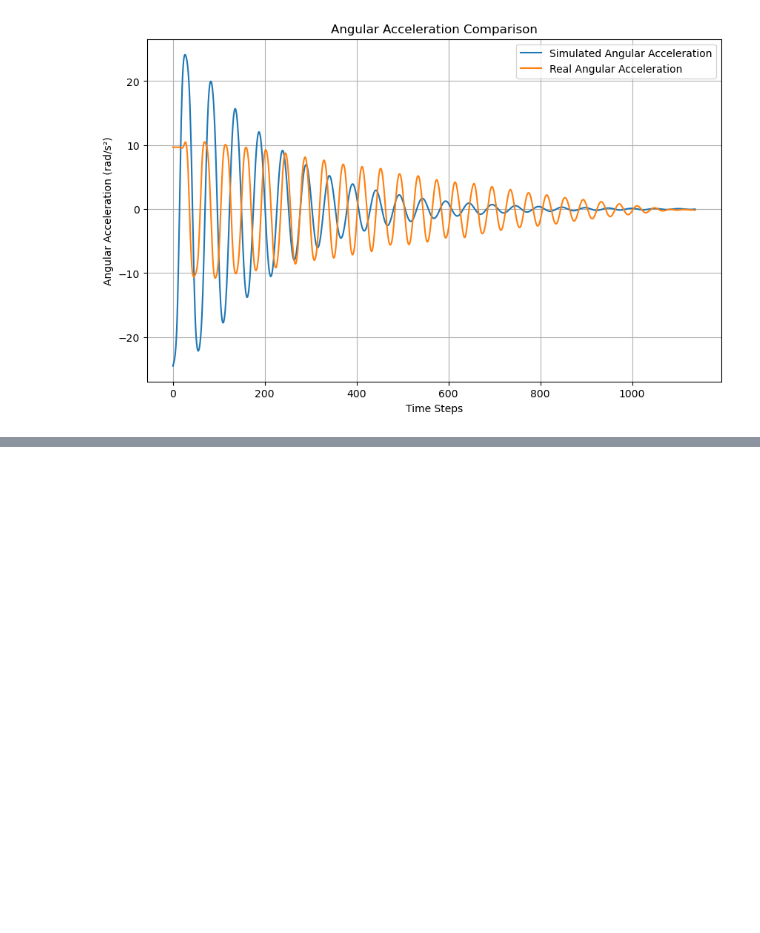
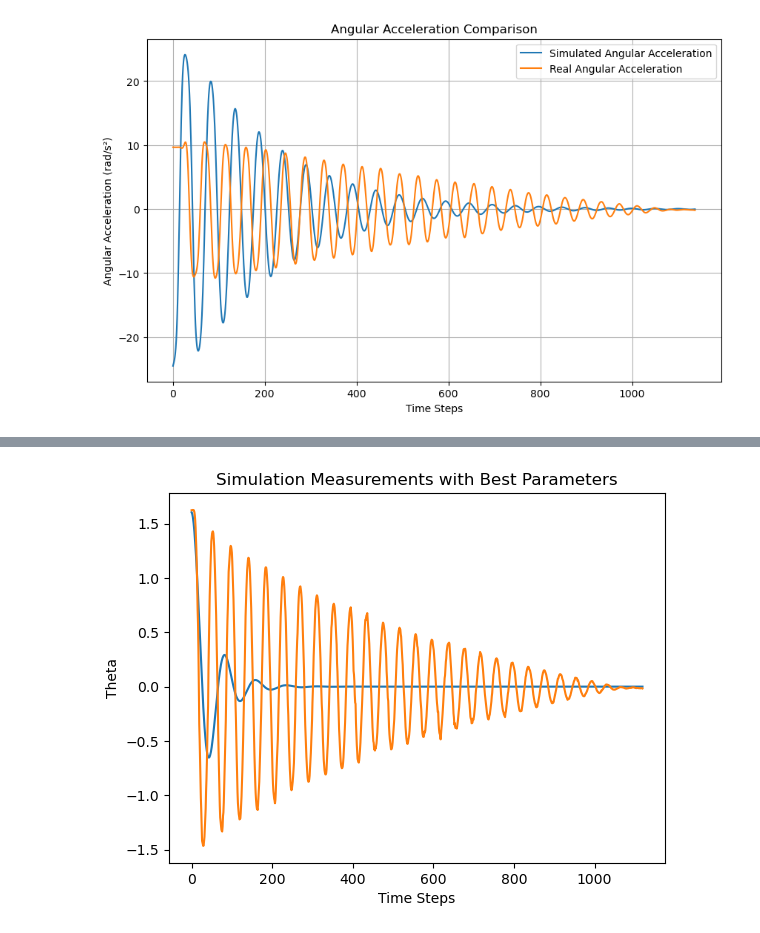
Before and after one commit to Pooyan-Farzanehkari/Smart-syetems-labs, a Jupyter notebook: grid_search.ipynb, the cells around one changed output, grey strips where cells are left out. Cells and saved outputs as stored; diff of their text form; code cells hidden in the pictures; blank space fills up the shorter version.

```diff
--- a/grid_search.ipynb
+++ b/grid_search.ipynb
@@ -298,0 +390,15 @@ plt.show()
+# %%
+import numpy as np
+from Digital_twin import DigitalTwin
+import pandas as pd
+
+digital_twin = DigitalTwin()
+
+# Path to the CSV file
+csv_file_path = '/Users/alishirazi/Desktop/Master SSE/Smart Systems/Group team/Smart-syetems-labs/theta.csv'
+df = pd.read_csv(csv_file_path)
+df_time = df['pcTime']
+df_theta = df['theta']
+# %%
+df_time = df['pcTime'][20:]
+df_theta = df['theta'][20:]
@@ -298,0 +407,83 @@ plt.show()
+# %%
+
+#Process dt_theta such that it is translated to radians.
+
+def find_initial_state(df_theta, df_time):
+    # Find the initial conditions of theta and theta_dot in the data
+    # theta = df_theta[0]
+    theta = 92.0 * np.pi / 180  # Convert degrees to radians
+    theta_dot = 0
+    return theta, theta_dot
+
+#Initial conditions based on the recorded data
+theta, theta_dot = find_initial_state(df_theta, df_time)
+#should be the same as your recording, sim_time is equal to total time of the recording
+delta_t = 0.025  # Time step
+sim_time = 0.
+
+# Define the ranges for each parameter and the 'resolution' of the search space
+# c_air_range = np.linspace(0.01, 1, 20)  # Example range for c_air
+# c_c_range = np.linspace(0.1, 2, 20)    # Example range for c_c
+g = 9.81  # Assuming g is constant
+# l_range = np.linspace(0.1, 0.5, 10)      # Example range for l
+
+c_air_range = np.linspace(0.1, 0.4, 20)  # More realistic air friction
+c_c_range = np.linspace(0.1, 0.4, 20)    # More realistic Coulomb friction
+mp_range = np.linspace(0.1, 2, 20)       # Expanded range in both directions, increased resolution
+
+
+c_air_range = np.linspace(best_params[0] - 0.05, best_params[0] + 0.05, 20)
+c_c_range = np.linspace(best_params[1] - 0.05, best_params[1] + 0.05, 20)
+mp_range = np.linspace(best_params[2] - 0.05, best_params[2] + 0.05, 20)
+
+def error_metric(sim, real):
+    return 1 - np.correlate(sim, real)[0]/(np.linalg.norm(sim)*np.linalg.norm(real))
+
+def simulate_potential_model(theta, theta_dot, c_air, c_c, g, mp, theta_measurements):
+    digital_twin.c_air = c_air
+    digital_twin.c_c = c_c
+    digital_twin.g = g
+    digital_twin.mp = mp
+    sim_measurements = []
+    for i in range(len(theta_measurements)):
+        theta_double_dot = digital_twin.get_theta_double_dot(theta, theta_dot)
+        theta += theta_dot * delta_t
+        theta_dot += theta_double_dot * delta_t
+        sim_measurements.append(theta)
+    error_2 = (np.abs(np.array(sim_measurements)-np.array(theta_measurements))).mean()
+    # error = error_metric(sim_measurements, theta_measurements)
+    # rmse = np.sqrt(np.mean((np.array(theta_measurements) - np.array(sim_measurements))**2))
+    return error_2, sim_measurements
+
+#example usage
+exp_err = simulate_potential_model(np.pi-0.5, -0.1, 0.16, 1.1, 9.81, 0.3, df_theta)
+# Initialize variables to store the best parameters and the lowest error found
+best_params = None
+lowest_error = float('inf')
+i = 0
+
+# Nested loops to go through each combination of parameters
+for c_air in c_air_range:
+        for c_c in c_c_range:
+            for mp in mp_range:
+                error,_ = simulate_potential_model(theta, theta_dot, c_air, c_c, g, mp, df_theta)
+                if error < lowest_error:
+                    lowest_error = error
+                    i = i+1
+                    print(error, f"{i}) found a better error")
+                    best_params = (c_air, c_c, mp)
+
+# calculate theta with the best parameters
+theta_start, theta_dot_start = find_initial_state(df_theta, df_time)
+error_best, sim_measurements_best = simulate_potential_model(theta_start, theta_dot_start, best_params[0], best_params[1], g, best_params[2], df_theta)
+
+plt.plot(sim_measurements_best)
+plt.plot(df_theta)
+plt.title("Simulation Measurements with Best Parameters")
+plt.xlabel("Time Steps")
+plt.ylabel("Theta")
+
+print("Best Parameters:", best_params)
+print("Lowest Error:", lowest_error)
+print("expected Error: ", exp_err)
+# %% [output]
@@ -298,0 +507 @@ plt.show()
+[figure, added]
```
Also changed, not shown: parts of 31 cells of this notebook, 3 other files.
